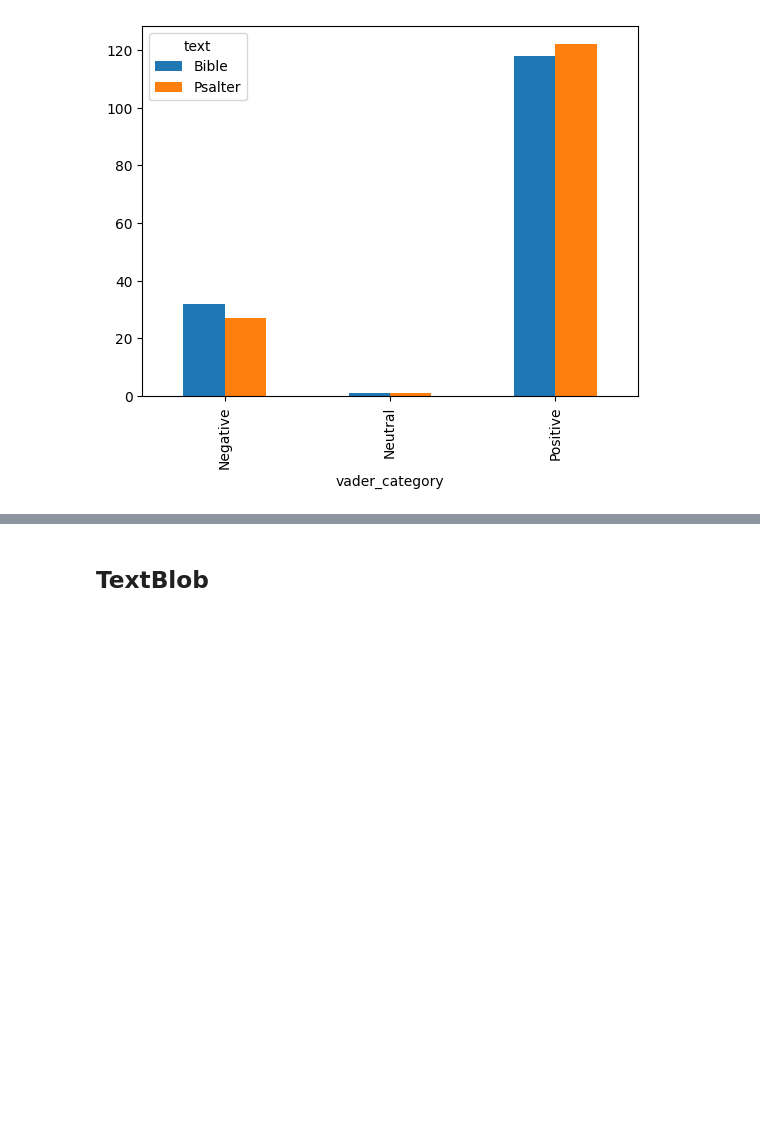
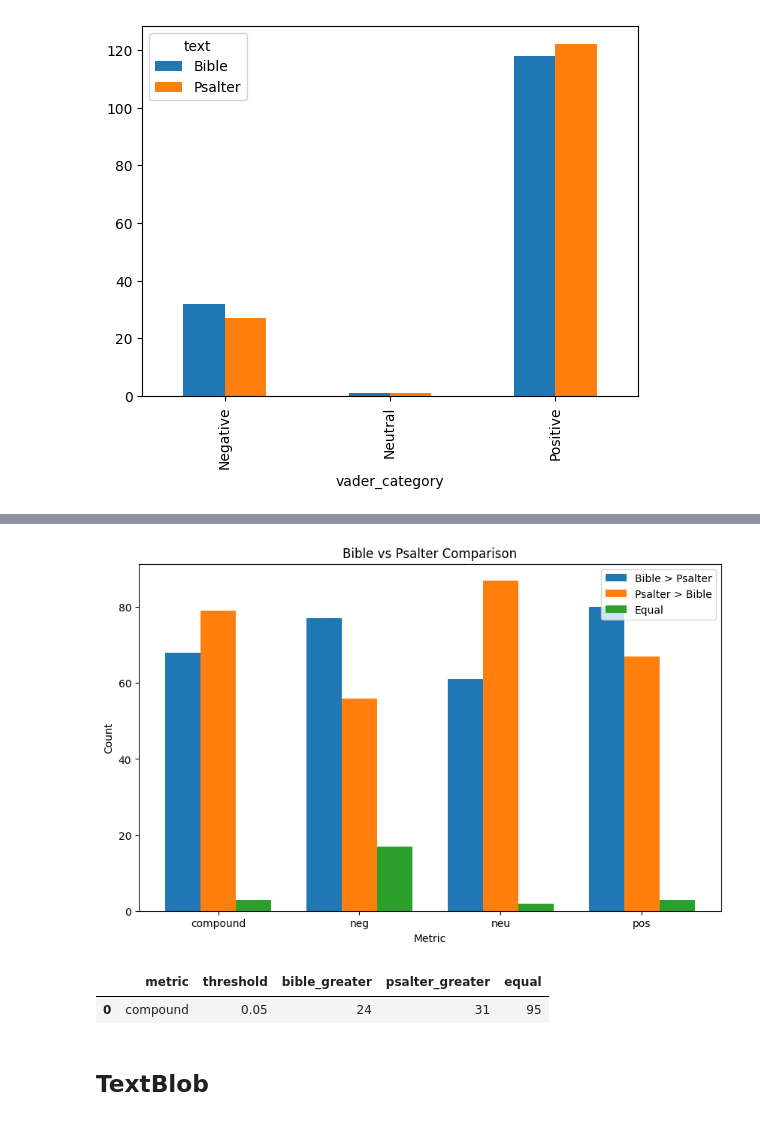
Before and after one commit to cwc09262/psalms-text-comparison, a Jupyter notebook: sentiment_analysis.ipynb, the cells around one changed output, grey strips where cells are left out. Drawn from its saved outputs; the diff is of its cells as text; code cells hidden in the pictures; blank space fills up the shorter version.

Commit message:
Checking for disagreement
calculated overall differences and they began implements the calculations of differences based on a variable threshold.

```diff
--- a/sentiment_analysis.ipynb
+++ b/sentiment_analysis.ipynb
@@ -322,0 +327,8 @@ pivot
+# %%
+merged = bible.merge(
+    psalter,
+    on=['psalm_num'],
+    suffixes=('_bible', '_psalter')
+)
+
+merged
@@ -322,0 +374,9 @@ pivot
+# %%
+metrics = ["compound", "neg", "neu", "pos"]
+
+results = []
+
+for m in metrics:
+    results.append(compare_measurement(m))
+
+compare_df = pd.DataFrame(results)
@@ -322,0 +391,23 @@ pivot
+# %%
+import matplotlib.pyplot as plt
+import numpy as np
+
+metrics = compare_df['metric']
+x = np.arange(len(metrics))
+width = 0.25
+
+plt.figure(figsize=(10, 6))
+
+plt.bar(x - width, compare_df['bible_greater'], width, label='Bible > Psalter')
+plt.bar(x, compare_df['psalter_greater'], width, label='Psalter > Bible')
+plt.bar(x + width, compare_df['equal'], width, label='Equal')
+
+plt.xticks(x, metrics)
+plt.xlabel("Metric")
+plt.ylabel("Count")
+plt.title("Bible vs Psalter Comparison")
+plt.legend()
+
+plt.show()
+# %% [output]
+[figure, added]
@@ -323,3 +443,8 @@ pivot
+# %%
+compare_df
+# %% [output]
+|  | metric | threshold | bible_greater | psalter_greater | equal |
+| 0 | compound | 0.05 | 24 | 31 | 95 |
 # %% [markdown]
 ## TextBlob
 # %%
```
Also changed, not shown: parts of 9 cells of this notebook.
